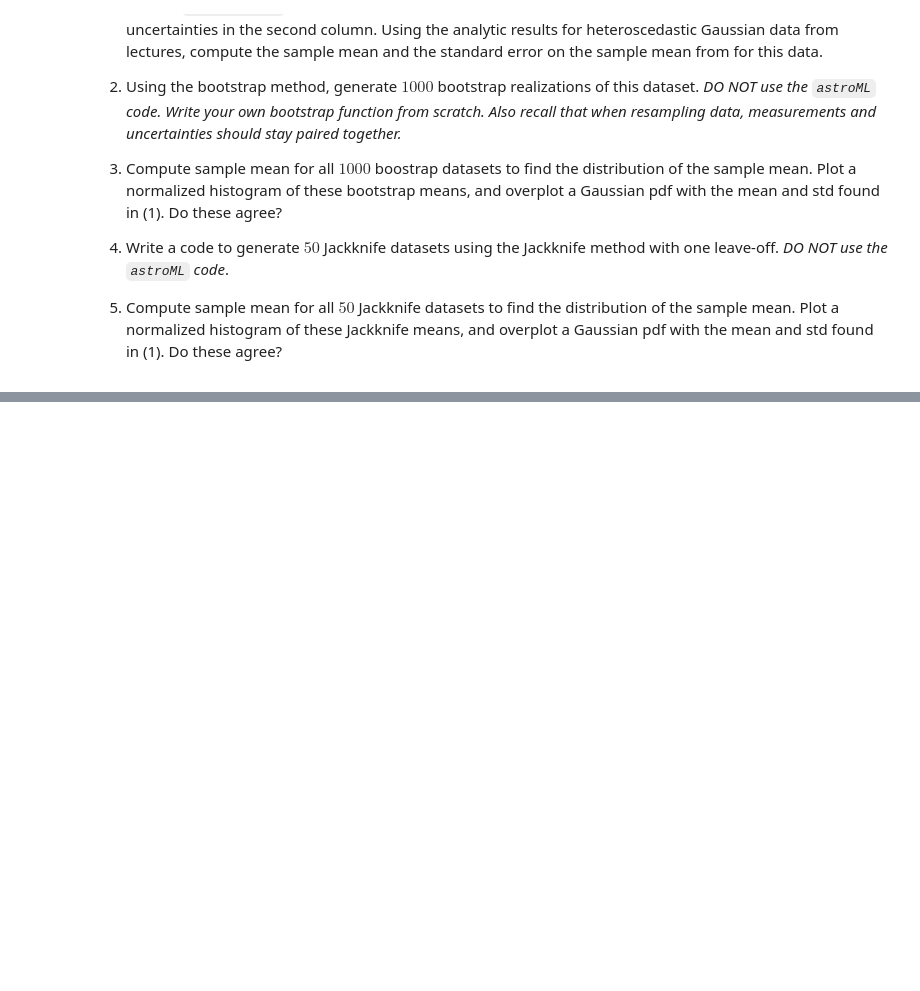
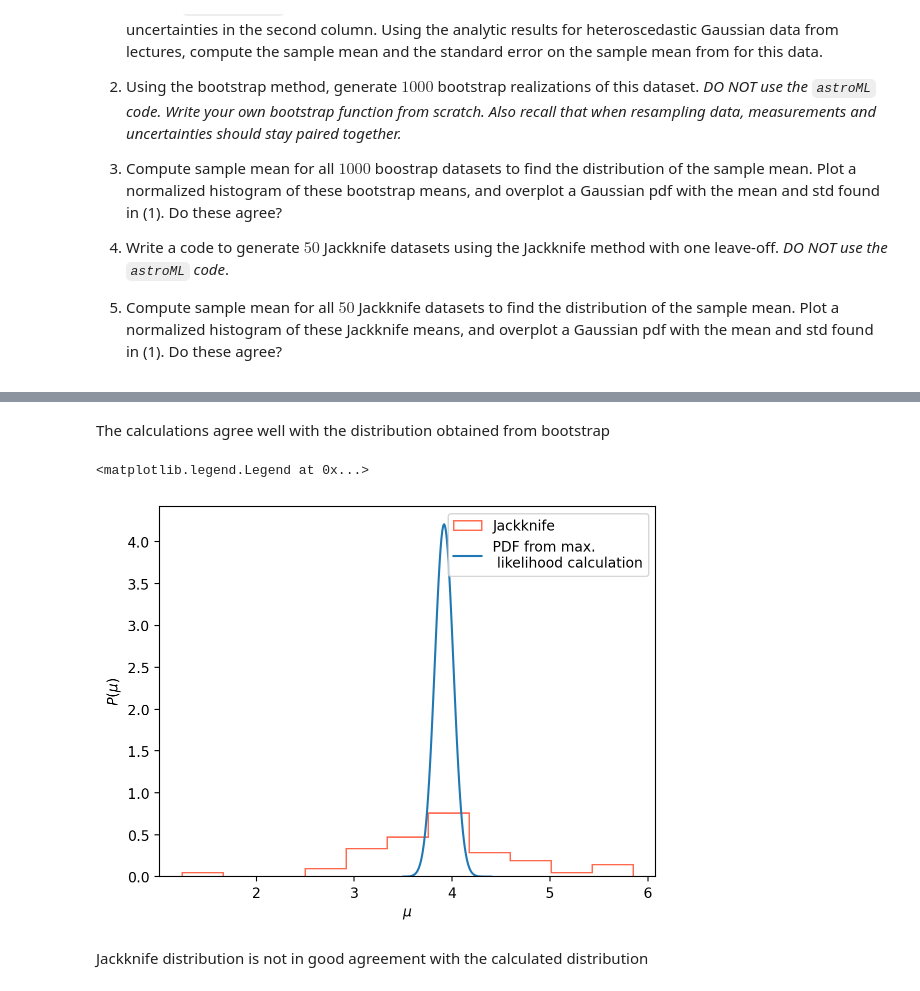
Before and after one commit to agupta-umiss/phys629-fall-2023, a Jupyter notebook: student_folders/arindam_sharma/phys629_f23_hw6_ArindamSharma.ipynb, the cells around one changed output, grey strips where cells are left out. Saved outputs shown, nothing was run; the diff lists cells and outputs as text; code cells hidden in the pictures; blank space fills up the shorter version.

```diff
--- a/student_folders/arindam_sharma/phys629_f23_hw6_ArindamSharma.ipynb
+++ b/student_folders/arindam_sharma/phys629_f23_hw6_ArindamSharma.ipynb
@@ -32,0 +32,7 @@ data = np.load('../../homeworks/hw_data/hw6_data.npy')
+# %%
+data = np.load('../../homeworks/hw_data/hw6_data.npy')
+df = pd.DataFrame(data, columns = ['x', 'unc'])
+
+df_s = df.sort_values(by=['x'], axis=0)
+with pd.option_context('display.max_rows', None, 'display.max_columns', None):  # more options can be specified also
+    print(df_s)
@@ -32,0 +138,2 @@ data = np.load('../../homeworks/hw_data/hw6_data.npy')
+# %% [markdown]
+The calculations agree well with the distribution obtained from bootstrap
@@ -32,0 +174,33 @@ data = np.load('../../homeworks/hw_data/hw6_data.npy')
+# %%
+#4
+#Jackknife
+
+n=50
+k = 1
+rng = np.random.default_rng(seed=10)
+
+mean_arr_J = []
+for i in range(n):
+    u = rng.integers(0,N)
+    df_new = df.drop(u)
+
+    mean_arr_J.append(hetero_mean(df_new['x'], df_new['unc']))
+
+mu_N = xbar
+
+mu_J2 = mu_N + (N-1) * (mu_N - mean_arr_J)
+# %%
+fig, ax = plt.subplots()
+ax.hist(mu_J2, 'fd', density=True, color='tomato', histtype='step', label='Jackknife');
+ax.set_xlabel('$\mu$')
+ax.set_ylabel('$P(\mu)$')
+
+
+xgrid = np.linspace(3.5,4.4,100)
+ax.plot(xgrid, norm.pdf(xgrid, loc=xbar, scale=sigma_xbar), label = 'PDF from max.\n likelihood calculation' )
+plt.legend(loc = 'upper right')
+# %% [output]
+<matplotlib.legend.Legend at 0x...>
+[figure, added]
+# %% [markdown]
+Jackknife distribution is not in good agreement with the calculated distribution
```
Also changed, not shown: parts of 10 cells of this notebook.
